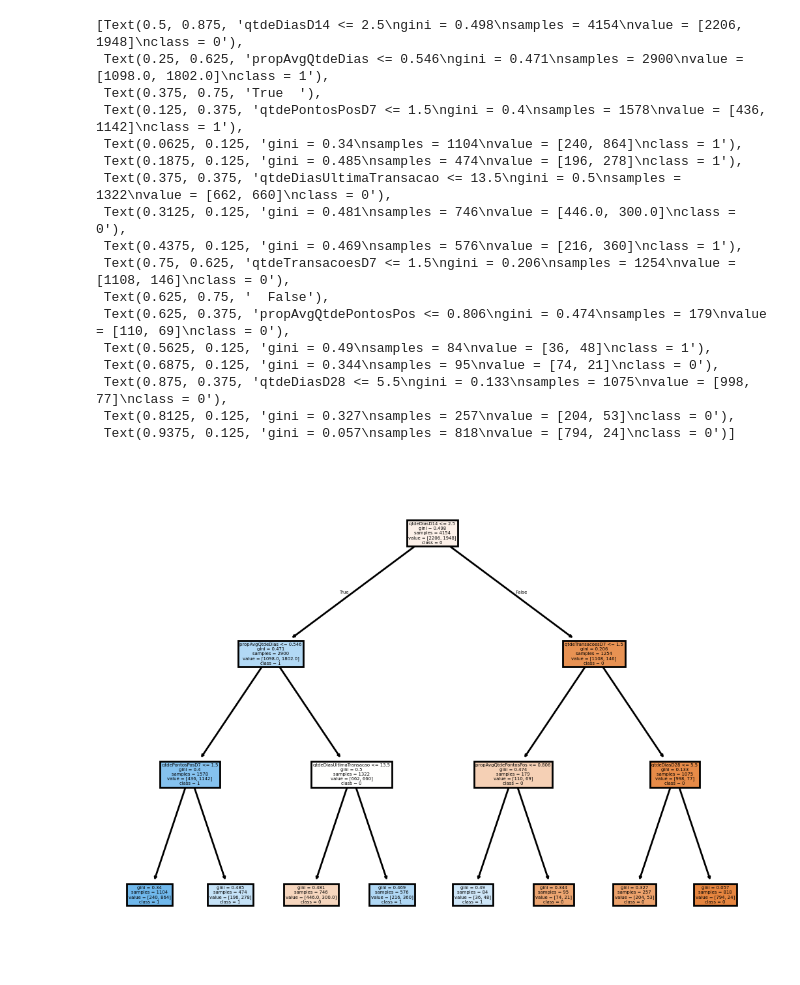
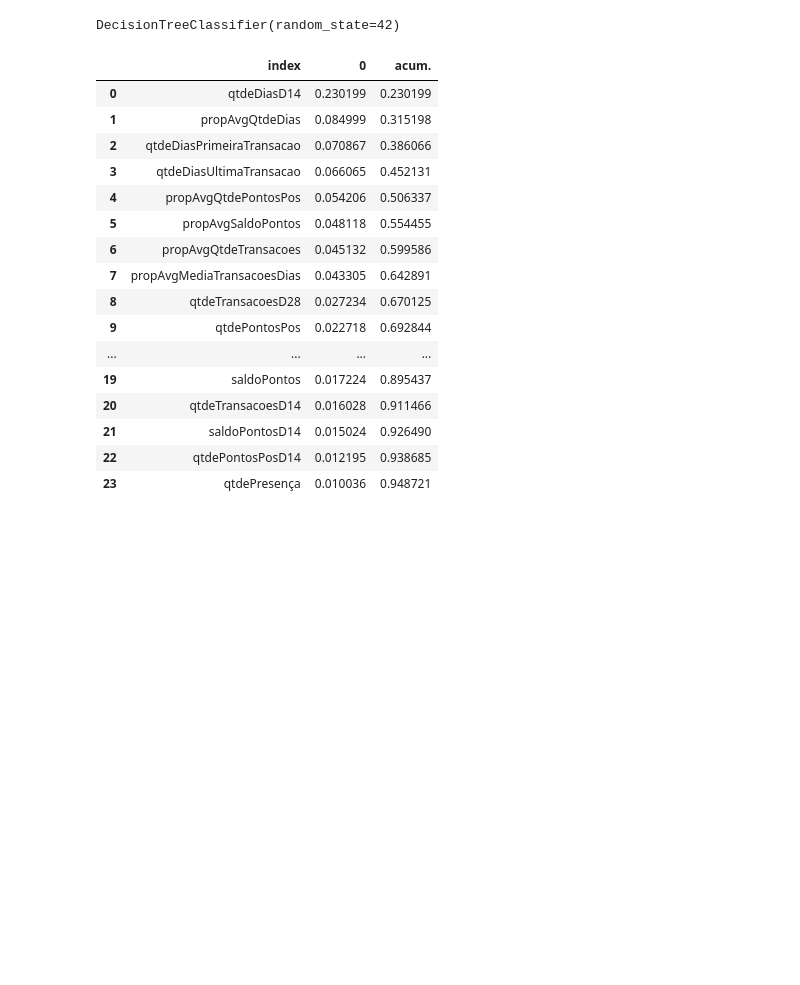
Before and after one commit to renancasalle/ml-4-poneis, a Jupyter notebook: churn/train.ipynb, the cells around one changed output. Saved outputs shown, nothing was run; the diff lists cells and outputs as text; code cells hidden in the pictures; blank space fills up the shorter version.

```diff
--- a/churn/train.ipynb
+++ b/churn/train.ipynb
@@ -46,35 +115,43 @@ summary.head()
 # %%
 from sklearn import tree
 
-model_tree = tree.DecisionTreeClassifier(random_state=42,
-                                   max_depth=3)
+model_tree = tree.DecisionTreeClassifier(random_state=42,)
 
 model_tree.fit(X_train, y_train)
+# %% [output]
+DecisionTreeClassifier(random_state=42)
 # %%
 import matplotlib.pyplot as plt
 
-plt.figure(dpi=200)
-tree.plot_tree(model_tree,
-               feature_names=X_train.columns,
-               filled=True,
-               class_names=[str(i) for i in model_tree.classes_]
-               )
+# # plt.figure(dpi=200)
+# # tree.plot_tree(model_tree,
+# #                feature_names=X_train.columns,
+# #                filled=True,
+# #                class_names=[str(i) for i in model_tree.classes_]
+# #                )
-# %% [output]
-[Text(0.5, 0.875, 'qtdeDiasD14 <= 2.5\ngini = 0.498\nsamples = 4154\nvalue = [2206, 1948]\nclass = 0'),
- Text(0.25, 0.625, 'propAvgQtdeDias <= 0.546\ngini = 0.471\nsamples = 2900\nvalue = [1098.0, 1802.0]\nclass = 1'),
- Text(0.375, 0.75, 'True  '),
- Text(0.125, 0.375, 'qtdePontosPosD7 <= 1.5\ngini = 0.4\nsamples = 1578\nvalue = [436, 1142]\nclass = 1'),
- Text(0.0625, 0.125, 'gini = 0.34\nsamples = 1104\nvalue = [240, 864]\nclass = 1'),
- Text(0.1875, 0.125, 'gini = 0.485\nsamples = 474\nvalue = [196, 278]\nclass = 1'),
- Text(0.375, 0.375, 'qtdeDiasUltimaTransacao <= 13.5\ngini = 0.5\nsamples = 1322\nvalue = [662, 660]\nclass = 0'),
- Text(0.3125, 0.125, 'gini = 0.481\nsamples = 746\nvalue = [446.0, 300.0]\nclass = 0'),
- Text(0.4375, 0.125, 'gini = 0.469\nsamples = 576\nvalue = [216, 360]\nclass = 1'),
- Text(0.75, 0.625, 'qtdeTransacoesD7 <= 1.5\ngini = 0.206\nsamples = 1254\nvalue = [1108, 146]\nclass = 0'),
- Text(0.625, 0.75, '  False'),
- Text(0.625, 0.375, 'propAvgQtdePontosPos <= 0.806\ngini = 0.474\nsamples = 179\nvalue = [110, 69]\nclass = 0'),
- Text(0.5625, 0.125, 'gini = 0.49\nsamples = 84\nvalue = [36, 48]\nclass = 1'),
- Text(0.6875, 0.125, 'gini = 0.344\nsamples = 95\nvalue = [74, 21]\nclass = 0'),
- Text(0.875, 0.375, 'qtdeDiasD28 <= 5.5\ngini = 0.133\nsamples = 1075\nvalue = [998, 77]\nclass = 0'),
- Text(0.8125, 0.125, 'gini = 0.327\nsamples = 257\nvalue = [204, 53]\nclass = 0'),
- Text(0.9375, 0.125, 'gini = 0.057\nsamples = 818\nvalue = [794, 24]\nclass = 0')]
-[figure, removed]
+# %%
+feature_importances = (pd.Series(model_tree.feature_importances_, index=X_train.columns)
+                       .sort_values(ascending=False)
+                       .reset_index()
+                       )
+
+feature_importances['acum.'] = feature_importances[0].cumsum()
+feature_importances[feature_importances[0] > 0.01]
+# %% [output]
+|  | index | 0 | acum. |
+| 0 | qtdeDiasD14 | 0.230199 | 0.230199 |
+| 1 | propAvgQtdeDias | 0.084999 | 0.315198 |
+| 2 | qtdeDiasPrimeiraTransacao | 0.070867 | 0.386066 |
+| 3 | qtdeDiasUltimaTransacao | 0.066065 | 0.452131 |
+| 4 | propAvgQtdePontosPos | 0.054206 | 0.506337 |
+| 5 | propAvgSaldoPontos | 0.048118 | 0.554455 |
+| 6 | propAvgQtdeTransacoes | 0.045132 | 0.599586 |
+| 7 | propAvgMediaTransacoesDias | 0.043305 | 0.642891 |
+| 8 | qtdeTransacoesD28 | 0.027234 | 0.670125 |
+| 9 | qtdePontosPos | 0.022718 | 0.692844 |
+| ... | ... | ... | ... |
+| 19 | saldoPontos | 0.017224 | 0.895437 |
+| 20 | qtdeTransacoesD14 | 0.016028 | 0.911466 |
+| 21 | saldoPontosD14 | 0.015024 | 0.926490 |
+| 22 | qtdePontosPosD14 | 0.012195 | 0.938685 |
+| 23 | qtdePresença | 0.010036 | 0.948721 |
```
Also changed, not shown: parts of 9 cells of this notebook.
